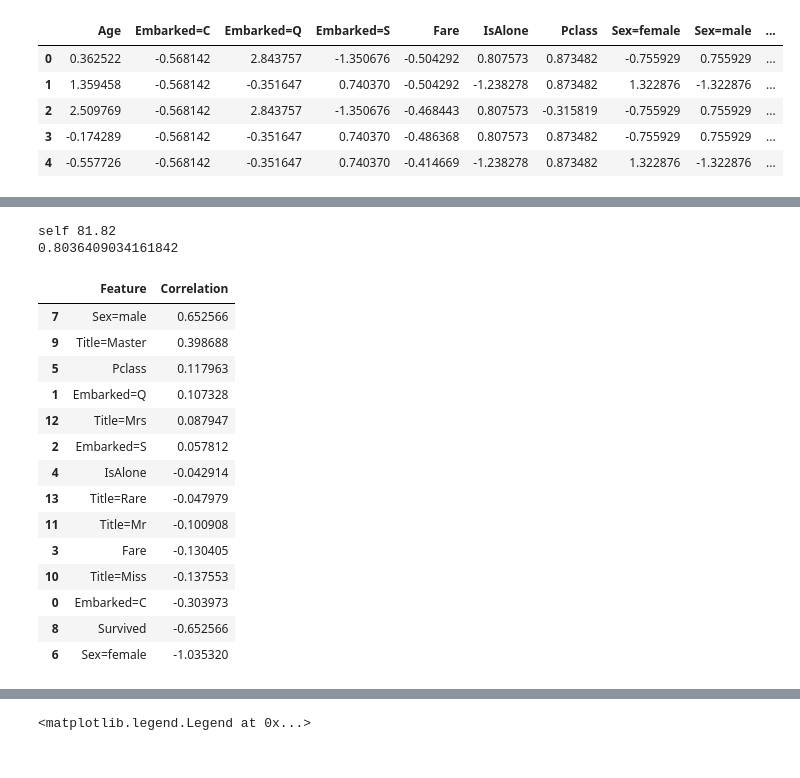
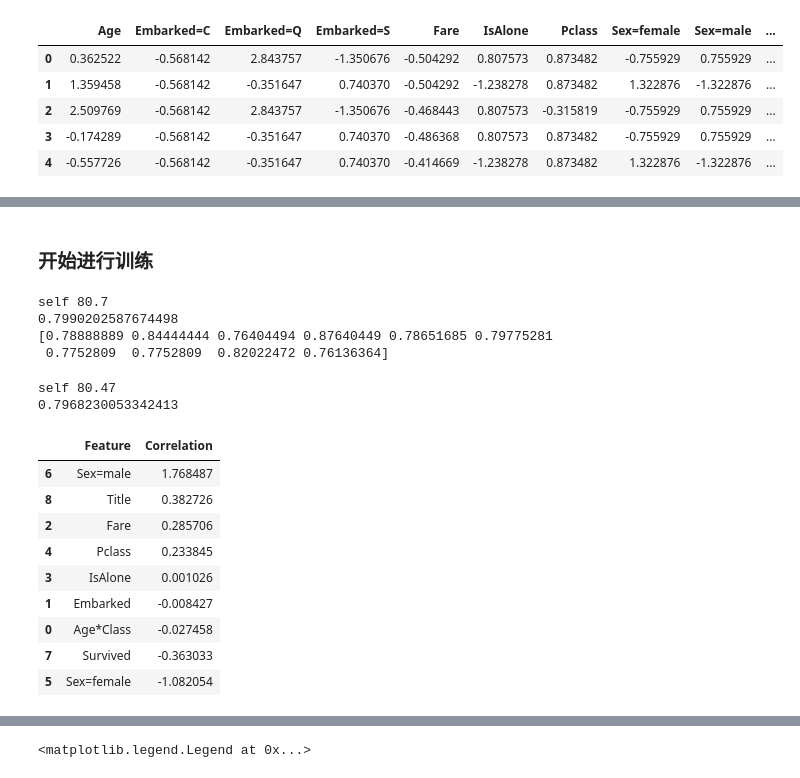
Before and after one commit to windspear07/MachineLearningNotes, a Jupyter notebook: ka/titanic/titanic4.ipynb, the cells around one changed output, grey strips where cells are left out. Drawn from its saved outputs; the diff is of its cells as text; code cells hidden in the pictures.

```diff
--- a/ka/titanic/titanic4.ipynb
+++ b/ka/titanic/titanic4.ipynb
@@ -251,9 +242,9 @@ train_df.head()
 | 4 | 5 | 0 | 3 | Allen, Mr. William Henry | male | 35.0 | 0 | 0 | 8.0500 | S | ... |
 # %%
 #本次放弃将title数值化
-# title_mapping = {"Mr": 1, "Miss": 2, "Mrs": 3, "Master": 4, "Rare": 5}
-# for dataset in combine:
-#     dataset['Title'] = dataset['Title'].map(title_mapping)
-#     dataset['Title'] = dataset['Title'].fillna(0)
+title_mapping = {"Mr": 1, "Miss": 2, "Mrs": 3, "Master": 4, "Rare": 5}
+for dataset in combine:
+    dataset['Title'] = dataset['Title'].map(title_mapping)
+    dataset['Title'] = dataset['Title'].fillna(0)
 
-# train_df.head()
+train_df.head()
@@ -571,11 +554,7 @@ train_df.head(10)
 # %%
-
 train_df=train_df.fillna(0)
 test_df=test_df.fillna(0)
 train_df.info()
-
-test_df=test_df.drop(["Age*Class"],axis=1)
-train_df=train_df.drop(["Age*Class"],axis=1)
 # %% [output]
 <class 'pandas.core.frame.DataFrame'>
 RangeIndex: 891 entries, 0 to 890
@@ -643,0 +644,6 @@ X_train.shape, Y_train.shape, X_test.shape
+# %%
+X_train_hot = train_df2.drop(["Survived"], axis=1)
+Y_train_hot = train_df2["Survived"]
+# X_train = train_df2["Survived","Embarked"]
+X_test_hot  = test_df2.drop("PassengerId", axis=1).copy()
+X_train_hot.shape, Y_train_hot.shape, X_test_hot.shape
@@ -662,37 +697,48 @@ xtest.head()
+# %% [markdown]
+### 开始进行训练
 # %%
 # Logistic Regression
 logreg = LogisticRegression(solver='liblinear')
-logreg.fit(xtrain, Y_train)
+logreg.fit(X_train, Y_train)
 Y_pred = logreg.predict(X_test)
-acc_log = round(logreg.score(xtrain, Y_train) * 100, 2)
+acc_log = round(logreg.score(X_train, Y_train) * 100, 2)
 print('self',acc_log)
-score_line=cross_val_score(logreg, xtrain, Y_train, cv=10)
+score_line=cross_val_score(logreg, X_train, Y_train, cv=10)
 print(score_line.mean())
+print(score_line)
 # %% [output]
-self 81.82
-0.8036409034161842
+self 80.7
+0.7990202587674498
+[0.78888889 0.84444444 0.76404494 0.87640449 0.78651685 0.79775281
+ 0.7752809  0.7752809  0.82022472 0.76136364]
+# %%
+# Logistic Regression
+logreg_hot = LogisticRegression(solver='liblinear')
+logreg_hot.fit(X_train_hot, Y_train_hot)
+Y_pred_hot = logreg_hot.predict(X_test_hot)
+acc_log_hot = round(logreg_hot.score(X_train_hot, Y_train_hot) * 100, 2)
+print('self',acc_log_hot)
+score_line_hot=cross_val_score(logreg, X_train_hot, Y_train_hot, cv=10)
+print(score_line_hot.mean())
+# %% [output]
+self 80.47
+0.7968230053342413
 # %%
 coeff_df = pd.DataFrame(train_df2.columns.delete(0))
 coeff_df.columns = ['Feature']
-coeff_df["Correlation"] = pd.Series(logreg.coef_[0])
-
+coeff_df["Correlation"] = pd.Series(logreg_hot.coef_[0])
 coeff_df.sort_values(by='Correlation', ascending=False)
 # %% [output]
 |  | Feature | Correlation |
-| 7 | Sex=male | 0.652566 |
-| 9 | Title=Master | 0.398688 |
-| 5 | Pclass | 0.117963 |
-| 1 | Embarked=Q | 0.107328 |
-| 12 | Title=Mrs | 0.087947 |
-| 2 | Embarked=S | 0.057812 |
-| 4 | IsAlone | -0.042914 |
-| 13 | Title=Rare | -0.047979 |
-| 11 | Title=Mr | -0.100908 |
-| 3 | Fare | -0.130405 |
-| 10 | Title=Miss | -0.137553 |
-| 0 | Embarked=C | -0.303973 |
-| 8 | Survived | -0.652566 |
-| 6 | Sex=female | -1.035320 |
+| 6 | Sex=male | 1.768487 |
+| 8 | Title | 0.382726 |
+| 2 | Fare | 0.285706 |
+| 4 | Pclass | 0.233845 |
+| 3 | IsAlone | 0.001026 |
+| 1 | Embarked | -0.008427 |
+| 0 | Age*Class | -0.027458 |
+| 7 | Survived | -0.363033 |
+| 5 | Sex=female | -1.082054 |
 # %%
 # Support Vector Machines
 svc = SVC(gamma='auto')
```
Also changed, not shown: parts of 51 cells of this notebook, 3 other files.
